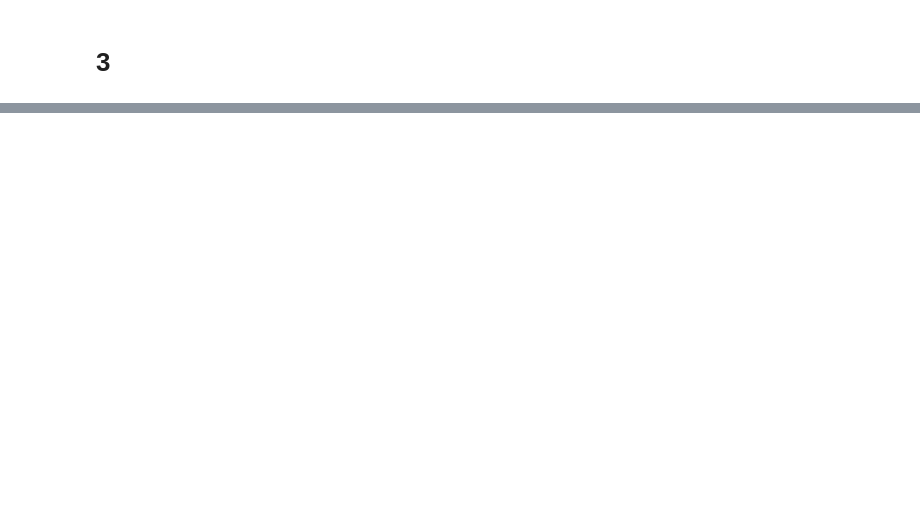
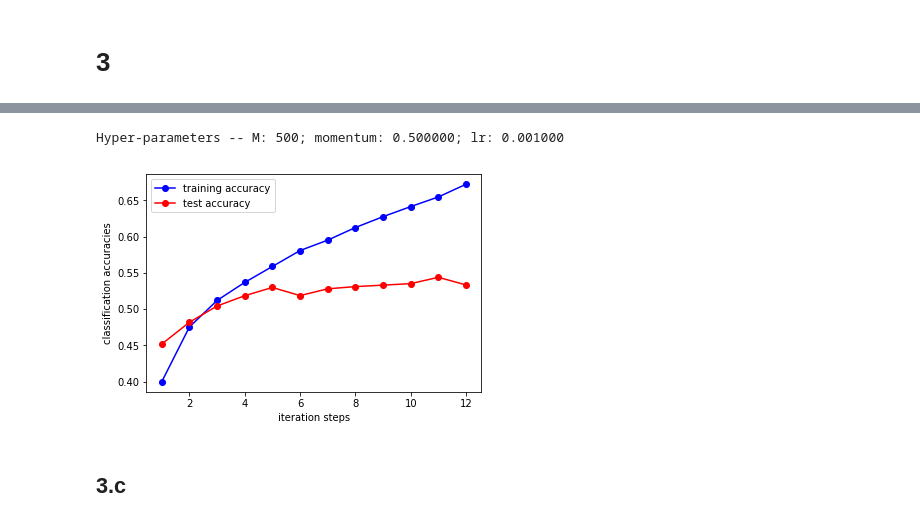
Before and after one commit to hengjiwang/CSE546, a Jupyter notebook: hw4.ipynb, the cells around one changed output, grey strips where cells are left out. Drawn from its saved outputs; the diff is of its cells as text; code cells hidden in the pictures; blank space fills up the shorter version.

```diff
--- a/hw4.ipynb
+++ b/hw4.ipynb
@@ -224,0 +467,38 @@ plot_2(X,Y,F,Fconstr)
+# %%
+last_accu = []
+M_list = [50, 100, 200, 500, 1000]
+momentum_list = [0.2, 0.5, 0.9, 1.5]
+lr_list = [1e-5, 1e-4, 1e-3, 1e-2]
+all_tr = []
+all_te = []
+momentums = []
+lrs = []
+Ms = []
+inds = gen_index_b(momentum_list, lr_list, M_list)
+
+for (i, j, k) in inds[0:8]:
+
+    momentum = momentum_list[i]
+    lr = lr_list[j]
+    M = M_list[k]
+    momentums.append(momentum)
+    lrs.append(lr)
+    Ms.append(M)
+
+    net2 = Net2(M)
+    accu_trs, accu_tes = train_and_test(net2, lr, momentum)
+
+    all_tr.append(accu_trs)
+    all_te.append(accu_tes)
+
+    accu_te = accu_tes[-1]
+    last_accu.append(accu_te)
+    print('M: %d; momentum: %f; lr: %f; accuracy: %f' % (M, momentum, lr, accu_te))
+
+best_index = last_accu.index(np.max(last_accu))
+
+momentum_best = momentums[best_index]
+lr_best = lrs[best_index]
+M_best = Ms[best_index]
+accu_trs = all_tr[best_index]
+accu_tes = all_te[best_index]
@@ -224,0 +514,11 @@ plot_2(X,Y,F,Fconstr)
+# %%
+print('Hyper-parameters -- M: %d; momentum: %f; lr: %f' % \
+      (M_best, momentum_best, lr_best))
+# %% [output]
+Hyper-parameters -- M: 500; momentum: 0.500000; lr: 0.001000
+# %%
+plot_3(accu_trs, accu_tes)
+# %% [output]
+[figure, added]
+# %% [markdown]
+## 3.c
```
Also changed, not shown: parts of 29 cells of this notebook.
